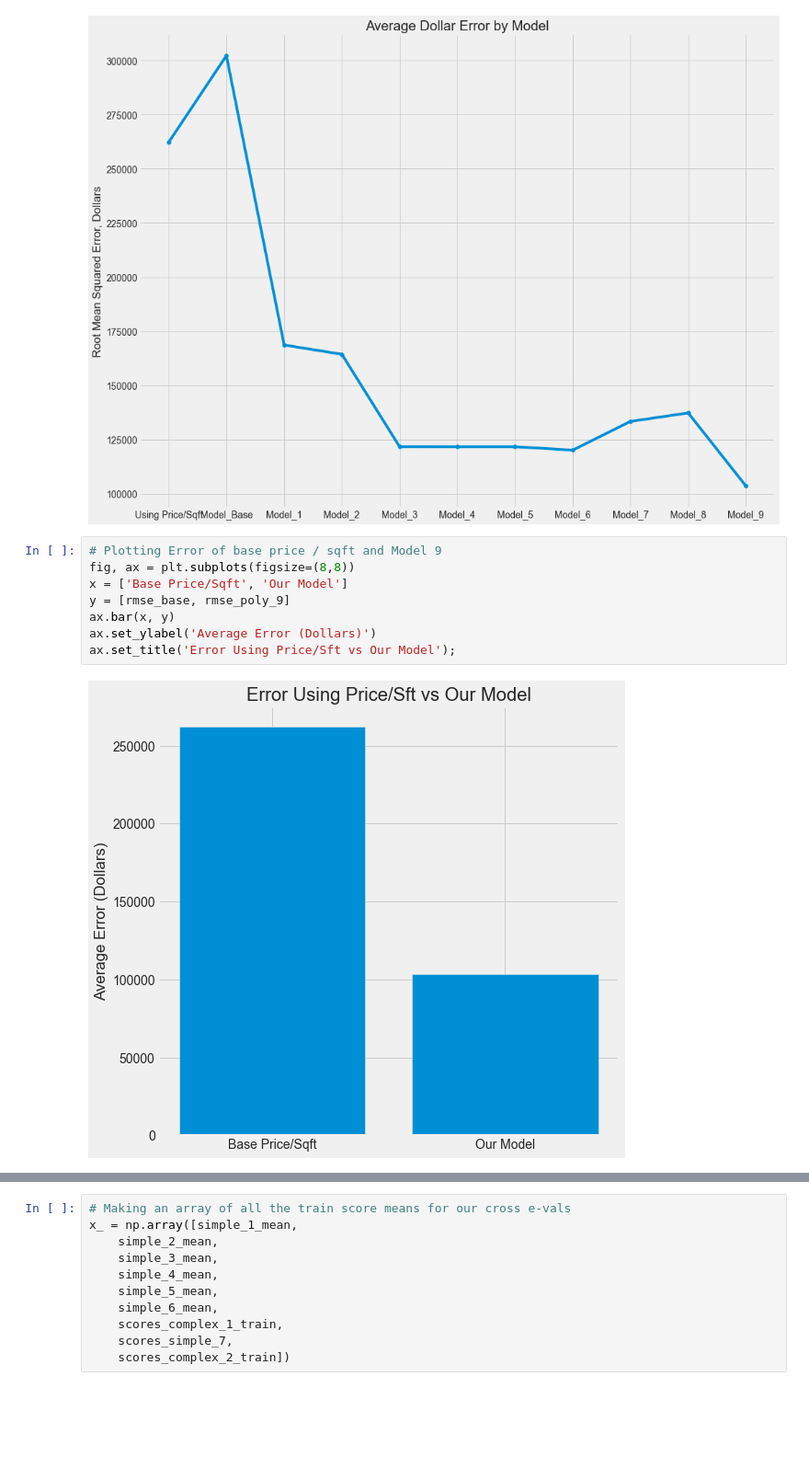
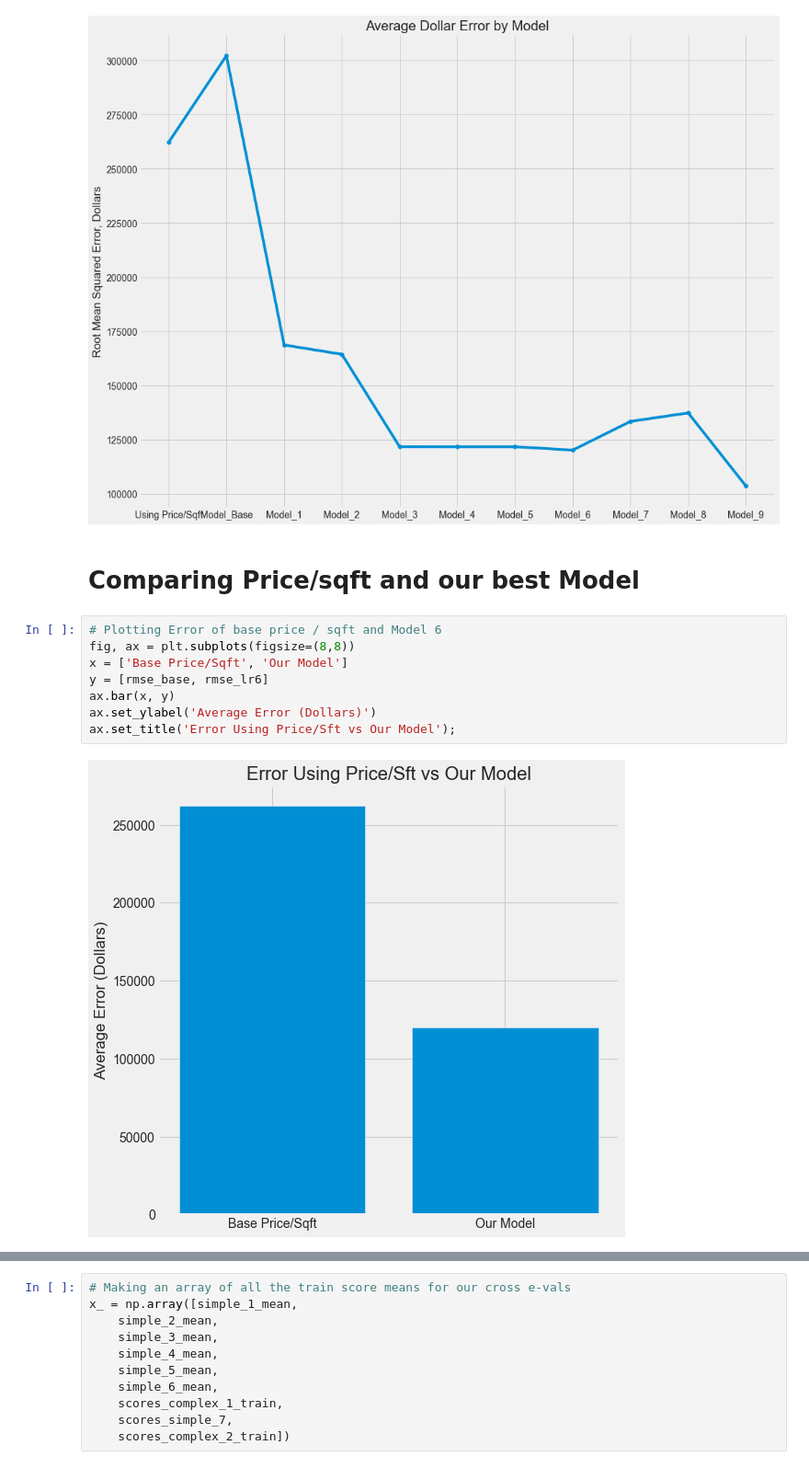
Before and after one commit to mankah/Project-2, a Jupyter notebook: Notebook.ipynb, the cells around one changed output, grey strips where cells are left out. Shown at 92% size. Cells and saved outputs as stored; diff of their text form; blank space fills up the shorter version.

```diff
--- a/Notebook.ipynb
+++ b/Notebook.ipynb
@@ -1340,13 +1343,15 @@ ax.set_ylabel('Root Mean Squared Error, Dollars')
 ax.set_title('Average Dollar Error by Model');
 # %% [output]
 [figure]
+# %% [markdown]
+# Comparing Price/sqft and our best Model
 # %%
-# Plotting Error of base price / sqft and Model 9
+# Plotting Error of base price / sqft and Model 6
 fig, ax = plt.subplots(figsize=(8,8))
 x = ['Base Price/Sqft', 'Our Model']
-y = [rmse_base, rmse_poly_9]
+y = [rmse_base, rmse_lr6]
 ax.bar(x, y)
 ax.set_ylabel('Average Error (Dollars)')
 ax.set_title('Error Using Price/Sft vs Our Model');
 # %% [output]
-[figure, old version]
+[figure, new version]
```
Also changed, not shown: parts of 12 cells of this notebook.
